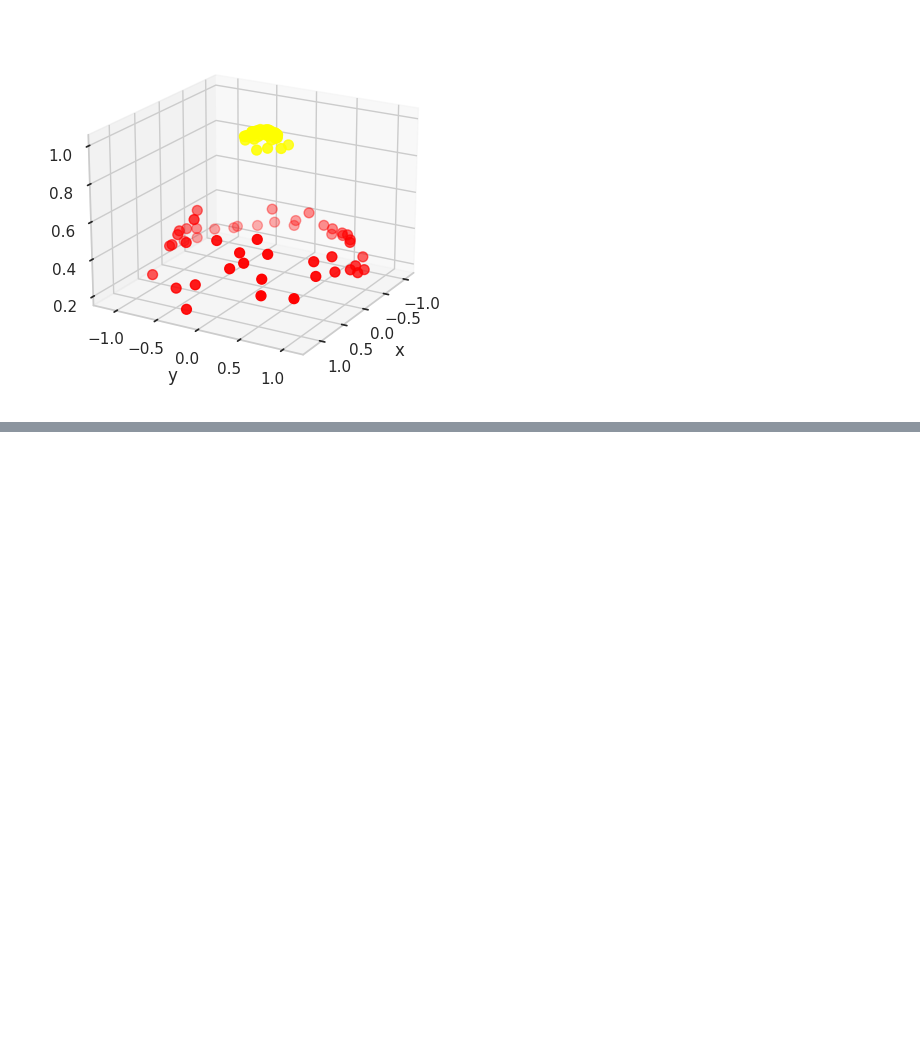
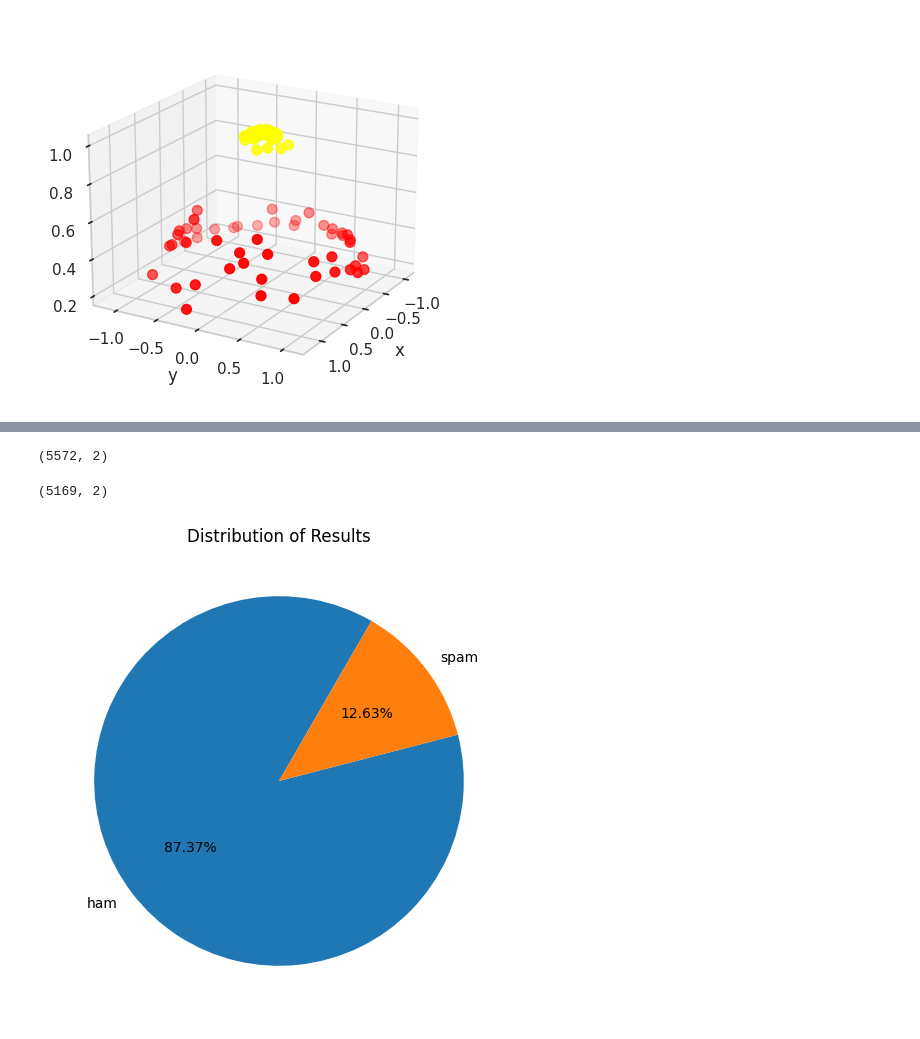
Before and after one commit to CeSaRLoPeZArTeAgA/Modelos_de_Aprendizaje_Automatico-IMCA, a Jupyter notebook: Clase_3_OM.ipynb, the cells around one changed output, grey strips where cells are left out. Cells and saved outputs as stored; diff of their text form; code cells hidden in the pictures; blank space fills up the shorter version.

```diff
--- a/Clase_3_OM.ipynb
+++ b/Clase_3_OM.ipynb
@@ -159,0 +176,3 @@ ax.set_zlabel('r');
+# %%
+df=pd.read_csv('/content/spam.csv')
+df.head()
@@ -159,0 +222,23 @@ ax.set_zlabel('r');
+# %%
+#tamaño de la data
+df.shape
+# %% [output]
+(5572, 2)
+# %%
+#eliminando mensajes duplicado xsiaca
+df=df.drop_duplicates(keep='first')
+# %%
+#verificando el tamaño nuevo
+df.shape
+# %% [output]
+(5169, 2)
+# %%
+#para mostar el porcentaje de spam
+df['Label'].value_counts()
+
+plt.figure(figsize=(8,6))
+plt.pie(df['Label'].value_counts(),labels=df['Label'].value_counts().index,autopct='%1.2f%%',startangle=60)
+plt.title('Distribution of Results')
+plt.show()
+# %% [output]
+[figure, added]
```
Also changed, not shown: parts of 15 cells of this notebook.
